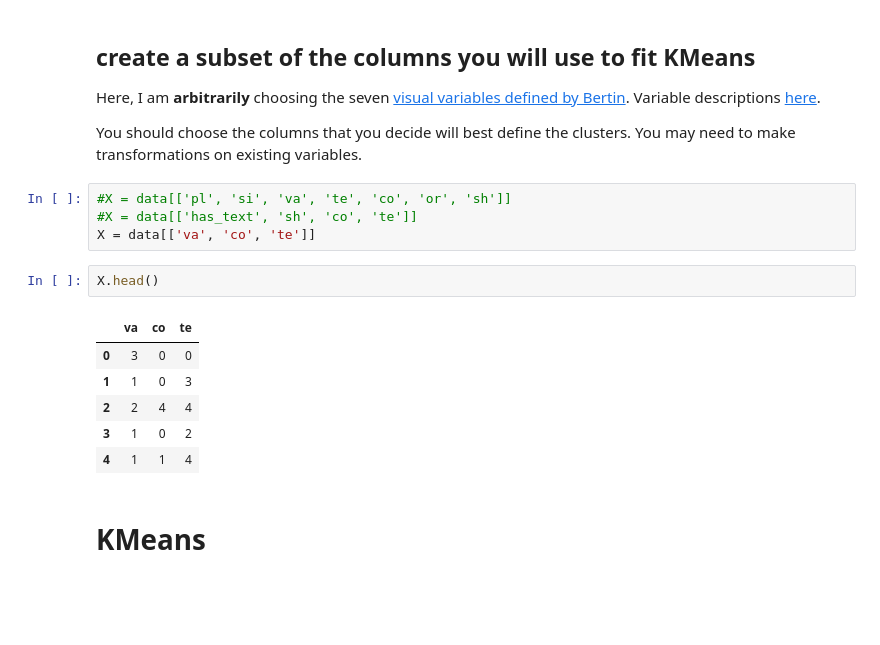
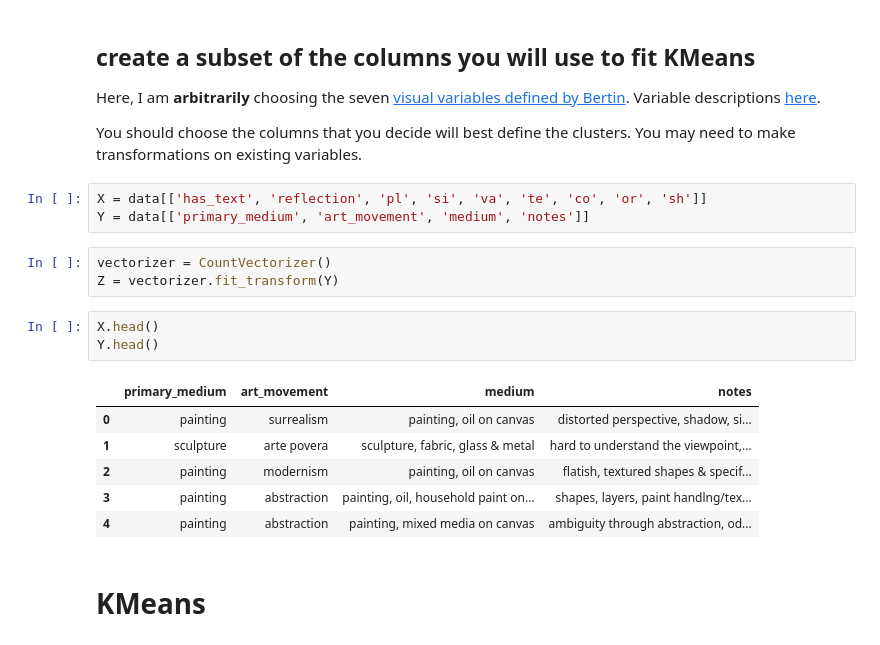
Before and after one commit to triciailena/machine-learning, a Jupyter notebook: cluster_tricia_iteration1.ipynb, the cells around one changed output. Saved outputs shown, nothing was run; the diff lists cells and outputs as text; blank space fills up the shorter version.

```diff
--- a/cluster_tricia_iteration1.ipynb
+++ b/cluster_tricia_iteration1.ipynb
@@ -46,18 +47,21 @@ Here, I am **arbitrarily** choosing the seven [visual variables defined by Berti
 
 You should choose the columns that you decide will best define the clusters. You may need to make transformations on existing variables.
 # %%
-#X = data[['pl', 'si', 'va', 'te', 'co', 'or', 'sh']]
-#X = data[['has_text', 'sh', 'co', 'te']]
-X = data[['va', 'co', 'te']]
+X = data[['has_text', 'reflection', 'pl', 'si', 'va', 'te', 'co', 'or', 'sh']]
+Y = data[['primary_medium', 'art_movement', 'medium', 'notes']]
+# %%
+vectorizer = CountVectorizer()
+Z = vectorizer.fit_transform(Y)
 # %%
 X.head()
+Y.head()
 # %% [output]
-|  | va | co | te |
-| 0 | 3 | 0 | 0 |
-| 1 | 1 | 0 | 3 |
-| 2 | 2 | 4 | 4 |
-| 3 | 1 | 0 | 2 |
-| 4 | 1 | 1 | 4 |
+|  | primary_medium | art_movement | medium | notes |
+| 0 | painting | surrealism | painting, oil on canvas | distorted perspective, shadow, si... |
+| 1 | sculpture | arte povera | sculpture, fabric, glass & metal | hard to understand the viewpoint,... |
+| 2 | painting | modernism | painting, oil on canvas | flatish, textured shapes & specif... |
+| 3 | painting | abstraction | painting, oil, household paint on... | shapes, layers, paint handlng/tex... |
+| 4 | painting | abstraction | painting, mixed media on canvas | ambiguity through abstraction, od... |
 # %% [markdown]
 # KMeans
 # %%
```
Also changed, not shown: parts of 7 cells of this notebook.
